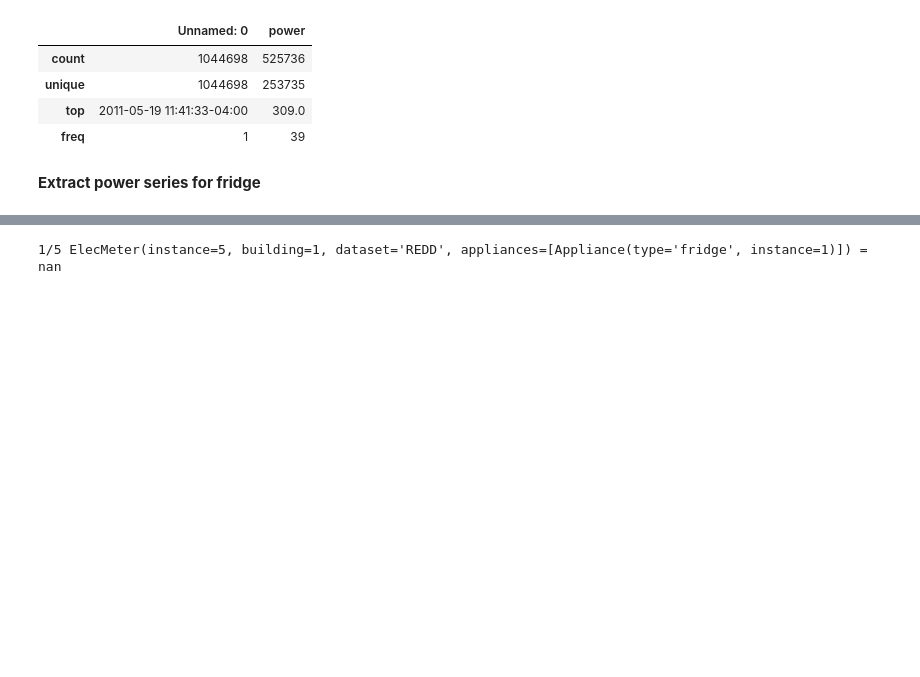
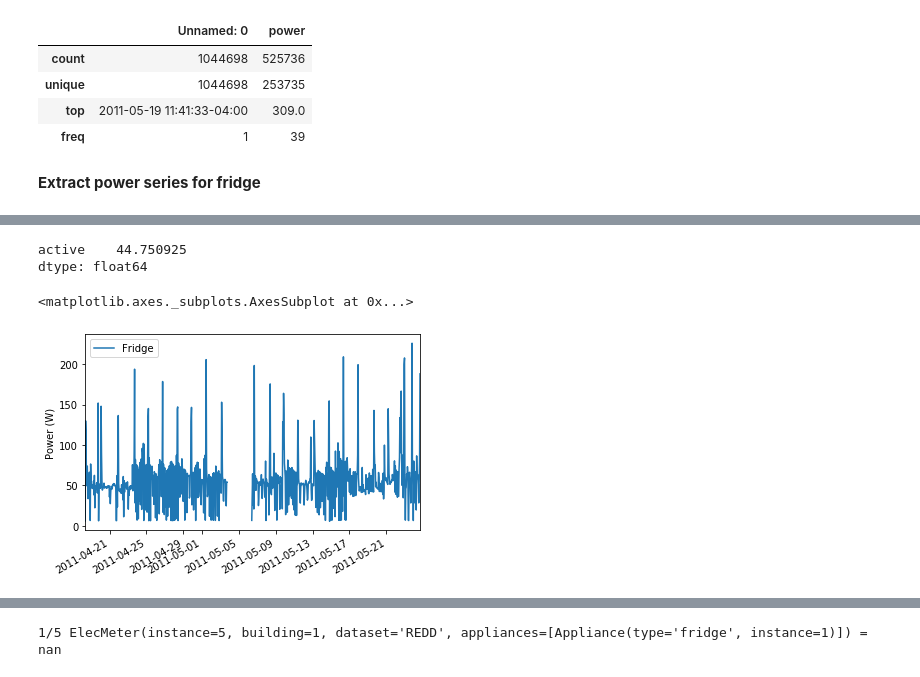
Before and after one commit to Gracepicharporn/Data-Science-project, a Jupyter notebook: nilmtk_data.ipynb, the cells around one changed output, grey strips where cells are left out. Drawn from its saved outputs; the diff is of its cells as text; code cells hidden in the pictures; blank space fills up the shorter version.

Commit message:
Extract fridge data and plot the time series graph

```diff
--- a/nilmtk_data.ipynb
+++ b/nilmtk_data.ipynb
@@ -326,3 +311,5 @@ df_reedd.describe()
 | freq | 1 | 39 |
 # %% [markdown]
 **Extract power series for fridge**
+# %%
+reed_fridges = data_reedd.buildings[1].elec['fridge']
@@ -328,0 +330,10 @@ df_reedd.describe()
+# %%
+reed_fridges.total_energy()
+# %% [output]
+active    44.750925
+dtype: float64
+# %%
+reed_fridges.plot()
+# %% [output]
+<matplotlib.axes._subplots.AxesSubplot at 0x...>
+[figure, added]
```
Also changed, not shown: parts of 10 cells of this notebook.
